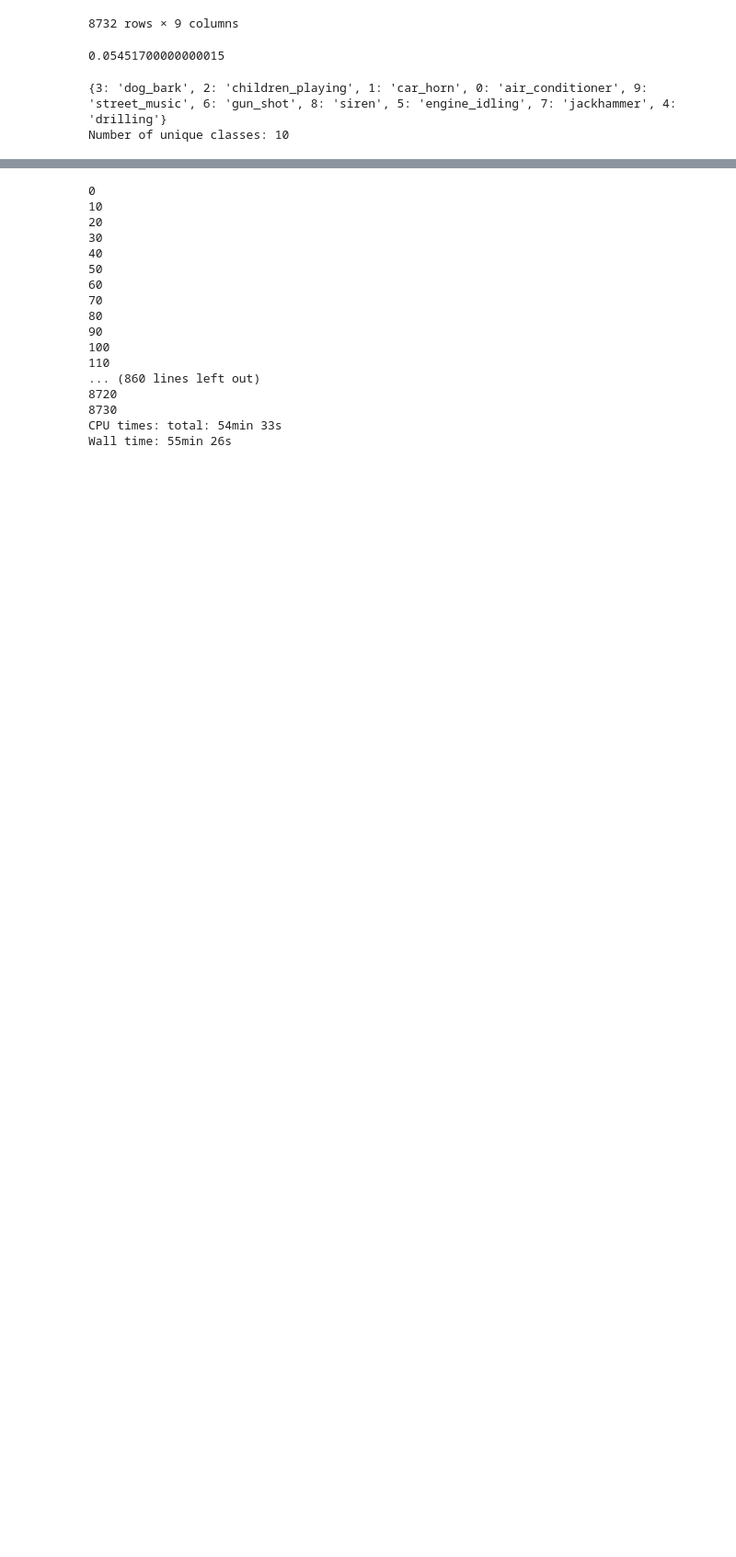
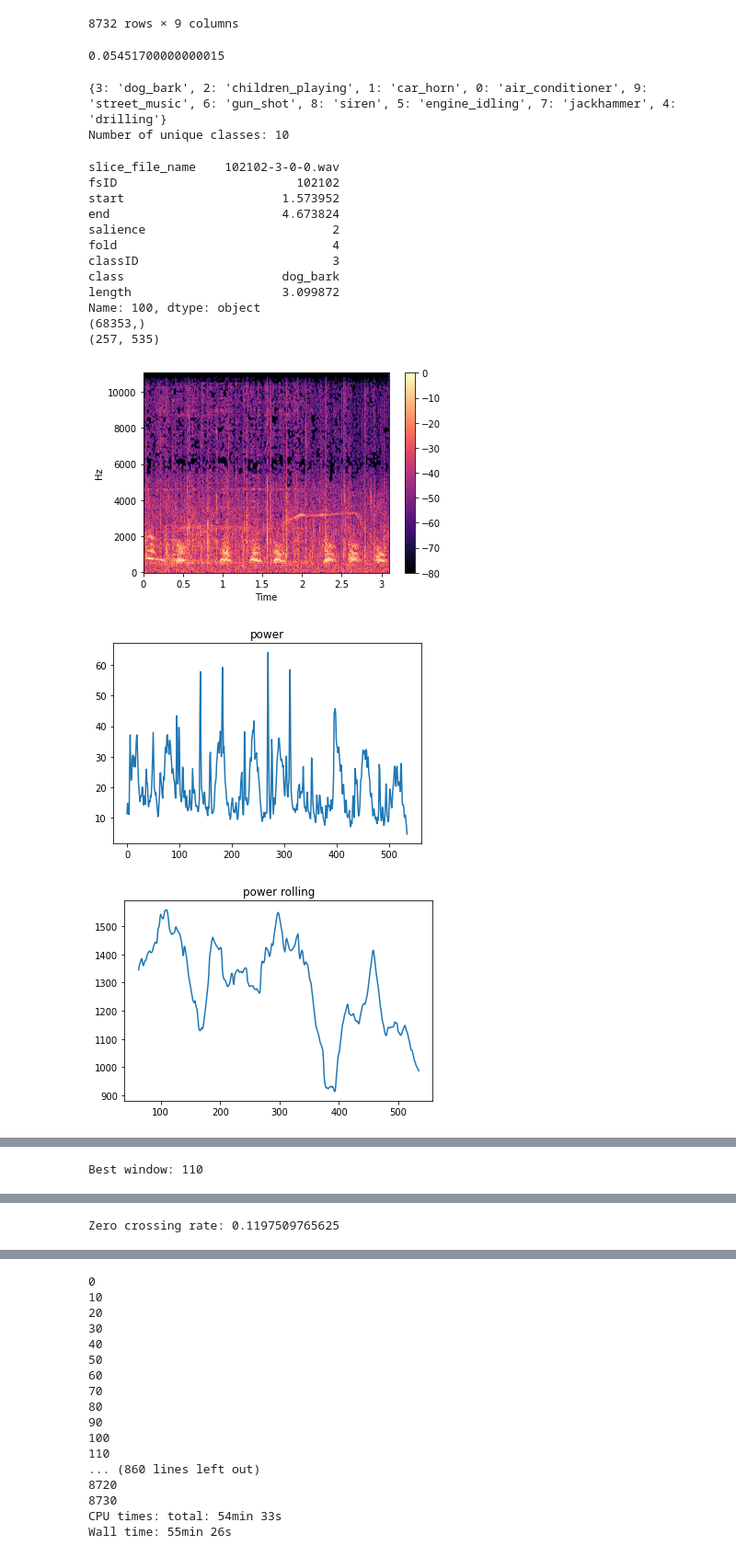
Before and after one commit to mrhheffernan/erdio-dev, a Jupyter notebook: maxpower_cleaning.ipynb, the cells around one changed output, grey strips where cells are left out. Shown at 92% size. Saved outputs shown, nothing was run; the diff lists cells and outputs as text; code cells hidden in the pictures; blank space fills up the shorter version.

```diff
--- a/maxpower_cleaning.ipynb
+++ b/maxpower_cleaning.ipynb
@@ -97,9 +97,9 @@ freq_max = 20000 #25
 rolling_length = 64
 
 # Pick a row to visualize the datum
-row_ind = 0
-class_ = 'children_playing'
-#class_ = None
+row_ind = 100
+#class_ = 'children_playing'
+class_ = None
 row = get_row(metadata, row_ind, class_)
 print(row)
 y, sr = load_data(row)
@@ -197,30 +197,46 @@ plt.plot(flatness_window_2)
 plt.title('flatness_window')
 plt.show()
 
 #y_f0 = y
 #f0 = librosa.yin(y_f0,#frame_length=n_fft,hop_length=hop_length,
 #                                             fmin=librosa.note_to_hz('C2'),
 #                                             fmax=librosa.note_to_hz('C7'),)
 #f0p,_,_ = librosa.pyin(y_f0,#frame_length=n_fft,hop_length=hop_length,
 #                                             fmin=librosa.note_to_hz('C2'),
 #                                             fmax=librosa.note_to_hz('C7'),)
 #times = librosa.times_like(f0,sr=sr#,n_fft=n_fft,hop_length=hop_length
 #                          )
 ##D = S_db
 ##D = librosa.amplitude_to_db(np.abs(librosa.stft(y, n_fft=n_fft, hop_length=hop_length)), ref=np.max)
 ##librosa.display.specshow(D, x_axis='time', n_fft=n_fft, hop_length=hop_length)
 #D = librosa.amplitude_to_db(np.abs(librosa.stft(y_f0)), ref=np.max)
 #librosa.display.specshow(D, x_axis='time')
 #plt.title('pYIN fundamental frequency estimation')
 #plt.colorbar()
 #plt.plot(times, f0, label='f0', color='cyan', linewidth=3)
 #plt.plot(times, f0p, label='f0', color='yellow', linewidth=3)
 ##ax.legend(loc='upper right')
 #plt.show()
 ##print(f0)
 ##print(f0p)
 #print(np.sum(np.isnan(f0p))/len(f0p))
 
 max_amp = max(abs(y))
 display(IPython.display.Audio(data=y/(max_amp*10), rate=sr, normalize=False))
 display(IPython.display.Audio(data=y_window/(max_amp*10), rate=sr, normalize=False))
+# %% [output]
+slice_file_name    102102-3-0-0.wav
+fsID                         102102
+start                      1.573952
+end                        4.673824
+salience                          2
+fold                              4
+classID                           3
+class                      dog_bark
+length                     3.099872
+Name: 100, dtype: object
+(68353,)
+(257, 535)
+[figure, added]
+[figure, added]
+[figure, added]
@@ -226,0 +244 @@ display(IPython.display.Audio(data=y_window/(max_amp*10), rate=sr, normalize=Fal
+Best window: 110
@@ -226,0 +246 @@ display(IPython.display.Audio(data=y_window/(max_amp*10), rate=sr, normalize=Fal
+Zero crossing rate: 0.1197509765625
```
Also changed, not shown: parts of 2 cells of this notebook, 5 other files.
